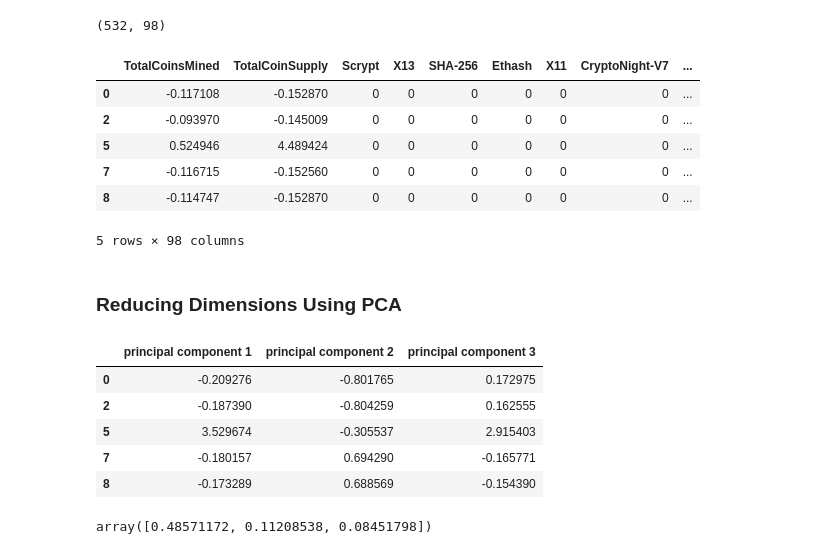
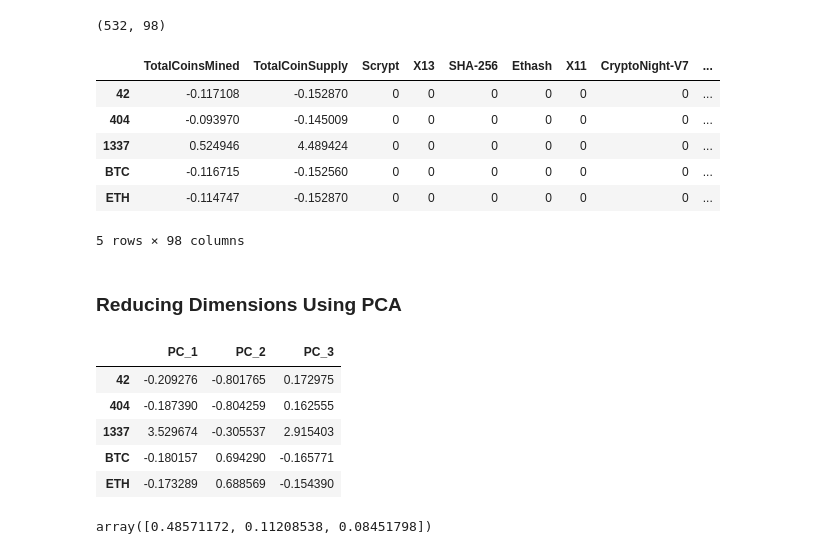
Before and after one commit to 2auroras/unit13-challenge, a Jupyter notebook: ClusteringCrypto/crypto_clustering.ipynb, the cells around one changed output. Saved outputs shown, nothing was run; the diff lists cells and outputs as text; code cells hidden in the pictures.

```diff
--- a/ClusteringCrypto/crypto_clustering.ipynb
+++ b/ClusteringCrypto/crypto_clustering.ipynb
@@ -40,6 +38,8 @@ crypto_df.head()
 # %%
-# Remove unnecessary columns
+# Traspose the data
+crypto_df.set_index(crypto_df['Unnamed: 0'],inplace=True)
 crypto_df.drop(columns='Unnamed: 0',inplace=True)
+del crypto_df.index.name
 crypto_df.head()
 # %% [output]
 |  | CoinName | Algorithm | IsTrading | ProofType | TotalCoinsMined | TotalCoinSupply |
@@ -174,11 +179,11 @@ X[['TotalCoinsMined','TotalCoinSupply']] = StandardScaler().fit_transform(X[['To
 X.head()
 # %% [output]
 |  | TotalCoinsMined | TotalCoinSupply | Scrypt | X13 | SHA-256 | Ethash | X11 | CryptoNight-V7 | ... |
-| 0 | -0.117108 | -0.152870 | 0 | 0 | 0 | 0 | 0 | 0 | ... |
-| 2 | -0.093970 | -0.145009 | 0 | 0 | 0 | 0 | 0 | 0 | ... |
-| 5 | 0.524946 | 4.489424 | 0 | 0 | 0 | 0 | 0 | 0 | ... |
-| 7 | -0.116715 | -0.152560 | 0 | 0 | 0 | 0 | 0 | 0 | ... |
-| 8 | -0.114747 | -0.152870 | 0 | 0 | 0 | 0 | 0 | 0 | ... |
+| 42 | -0.117108 | -0.152870 | 0 | 0 | 0 | 0 | 0 | 0 | ... |
+| 404 | -0.093970 | -0.145009 | 0 | 0 | 0 | 0 | 0 | 0 | ... |
+| 1337 | 0.524946 | 4.489424 | 0 | 0 | 0 | 0 | 0 | 0 | ... |
+| BTC | -0.116715 | -0.152560 | 0 | 0 | 0 | 0 | 0 | 0 | ... |
+| ETH | -0.114747 | -0.152870 | 0 | 0 | 0 | 0 | 0 | 0 | ... |
 5 rows × 98 columns
 # %% [markdown]
 ### Reducing Dimensions Using PCA
@@ -186,21 +191,21 @@ X.head()
 # Using PCA to reduce dimension to 3 principal components
 pca = PCA(n_components=3)
 
-X_pca = pca.fit_transform(X)
+pcs_df = pca.fit_transform(X)
 # %%
 # Creating a DataFrame with the principal components data
-X_pca_df = pd.DataFrame(
+pcs_df = pd.DataFrame(
             data = X_pca,
-            columns=["principal component 1", "principal component 2", "principal component 3"],
+            columns=["PC_1", "PC_2", "PC_3"],
             index=crypto_df.index)
-X_pca_df.head()
+pcs_df.head()
 # %% [output]
-|  | principal component 1 | principal component 2 | principal component 3 |
-| 0 | -0.209276 | -0.801765 | 0.172975 |
-| 2 | -0.187390 | -0.804259 | 0.162555 |
-| 5 | 3.529674 | -0.305537 | 2.915403 |
-| 7 | -0.180157 | 0.694290 | -0.165771 |
-| 8 | -0.173289 | 0.688569 | -0.154390 |
+|  | PC_1 | PC_2 | PC_3 |
+| 42 | -0.209276 | -0.801765 | 0.172975 |
+| 404 | -0.187390 | -0.804259 | 0.162555 |
+| 1337 | 3.529674 | -0.305537 | 2.915403 |
+| BTC | -0.180157 | 0.694290 | -0.165771 |
+| ETH | -0.173289 | 0.688569 | -0.154390 |
 # %%
 pca.explained_variance_ratio_
 # %% [output]
```
Also changed, not shown: parts of 17 cells of this notebook.
